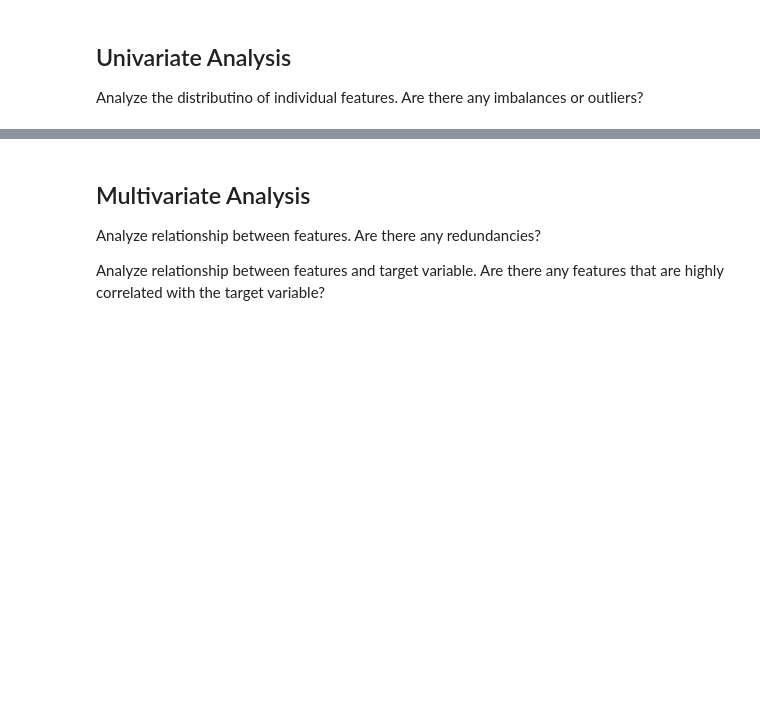
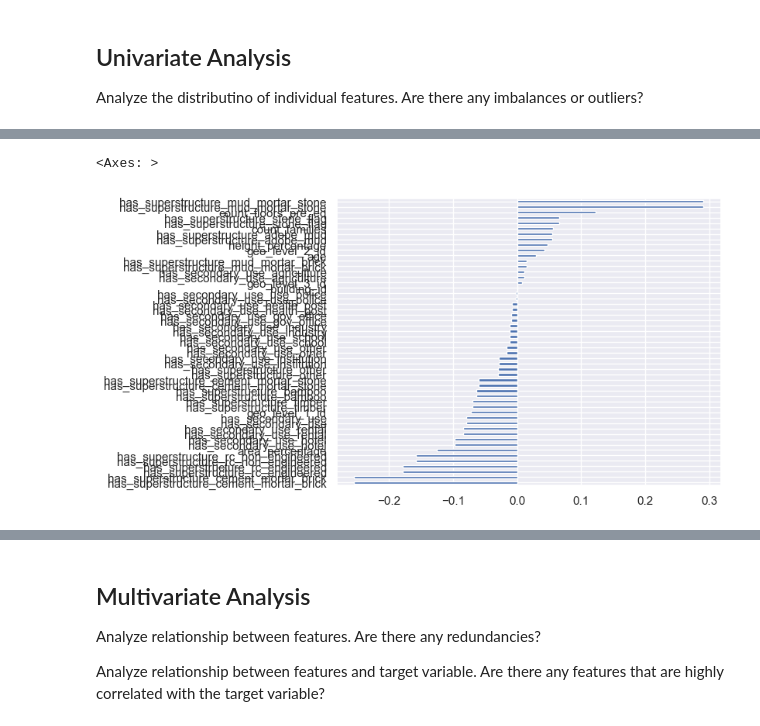
Before and after one commit to JohannBlaesche/DS-Lab-Failures-in-cellular-apoptosis, a Jupyter notebook: notebooks/eda.ipynb, the cells around one changed output, grey strips where cells are left out. Saved outputs shown, nothing was run; the diff lists cells and outputs as text; code cells hidden in the pictures; blank space fills up the shorter version.

```diff
--- a/notebooks/eda.ipynb
+++ b/notebooks/eda.ipynb
@@ -32,0 +121,7 @@ Analyze missing values and find uninformative columns
+# %%
+# correlation with target
+corr_target = df[numeric_cols + binary_cols].corrwith(y_train.damage_grade)
+corr_target.sort_values().plot.barh()
+# %% [output]
+<Axes: >
+[figure, added]
```
Also changed, not shown: parts of 15 cells of this notebook.
